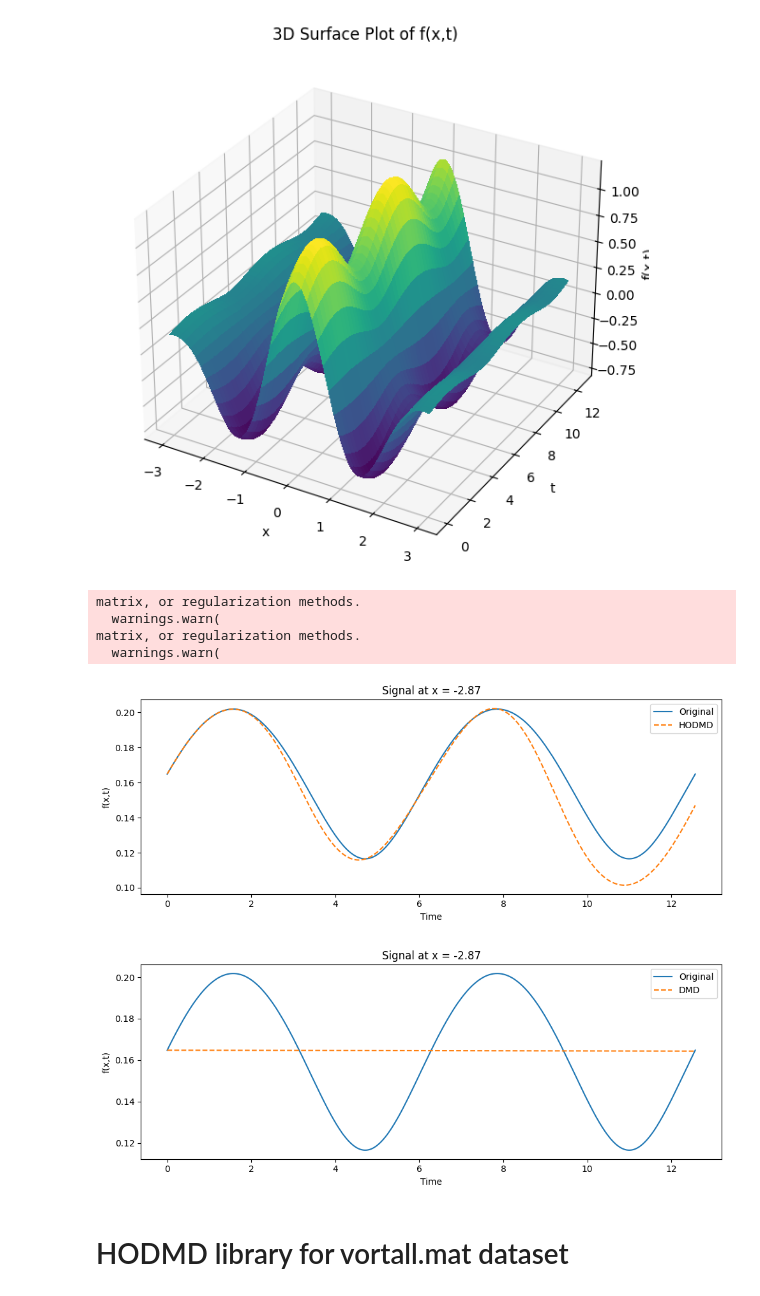
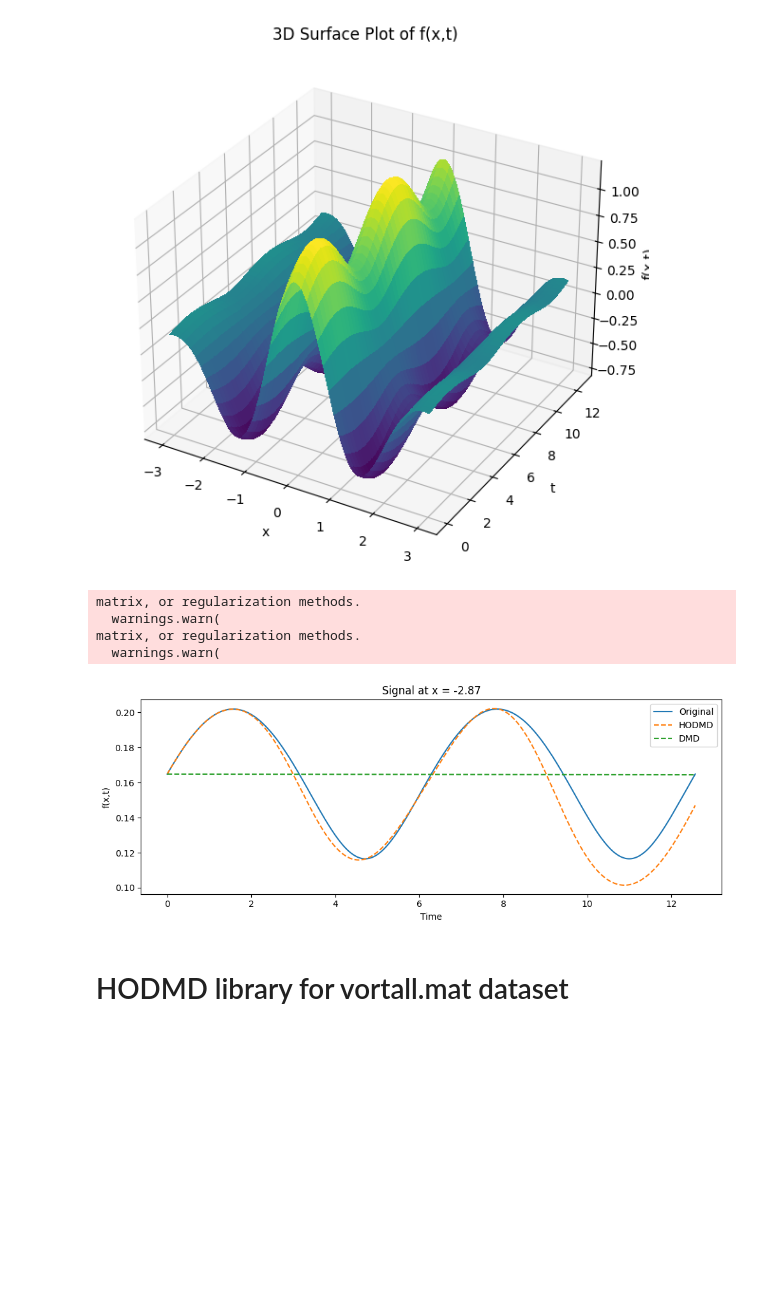
Before and after one commit to CleisonManriqueAguirre/tensor_HODMD_sk, a Jupyter notebook: HODMD copy.ipynb, the cells around one changed output. Cells and saved outputs as stored; diff of their text form; code cells hidden in the pictures; blank space fills up the shorter version.

```diff
--- a/test_library_cleison.ipynb
+++ b/HODMD copy.ipynb
@@ -49,45 +57,34 @@ import matplotlib.pyplot as plt
 
 x = np.linspace(-3, 3, 449)
 t = np.linspace(0, 4 * np.pi, 1000)
 X_grid, T_grid = np.meshgrid(x, t, indexing='ij')
 f = np.exp(-X_grid**2 / 5) * np.cos(2 * X_grid) * np.sqrt(1 + 0.5 * np.sin(T_grid))
 
 hodmd = HODMD(svd_rank=10, d=50, exact=True)
 hodmd.fit(f)
 
 hodmd_1 = HODMD(svd_rank=10, d=1, exact=True)
 hodmd_1.fit(f)
 
 X_dmd = hodmd.reconstructed_data.real  # Reconstructed signal
 X_dmd_1 = hodmd_1.reconstructed_data.real  # Reconstructed signal
 
 # Time signal at x[10] ---
 plt.figure(figsize=(10, 4))
 plt.plot(t, f[10, :], label='Original')
 plt.plot(t[:X_dmd.shape[1]], X_dmd[10, :], '--', label='HODMD')
-plt.title("Signal at x = {:.2f}".format(x[10]))
-plt.xlabel("Time")
-plt.ylabel("f(x,t)")
-plt.legend()
-plt.tight_layout()
-
-#Normal DMD doesnt work
-# Time signal at x[10] ---
-plt.figure(figsize=(10, 4))
-plt.plot(t, f[10, :], label='Original')
 plt.plot(t[:X_dmd_1.shape[1]], X_dmd_1[10, :], '--', label='DMD')
 plt.title("Signal at x = {:.2f}".format(x[10]))
 plt.xlabel("Time")
 plt.ylabel("f(x,t)")
 plt.legend()
 plt.tight_layout()
 # %% [output]
 matrix, or regularization methods.
   warnings.warn(
 matrix, or regularization methods.
   warnings.warn(
-[figure, old version]
+[figure, new version]
-[figure, removed]
 # %% [markdown]
 #  HODMD library for vortall.mat dataset
 # %%
```
Also changed, not shown: parts of 17 cells of this notebook, 2 other files.
